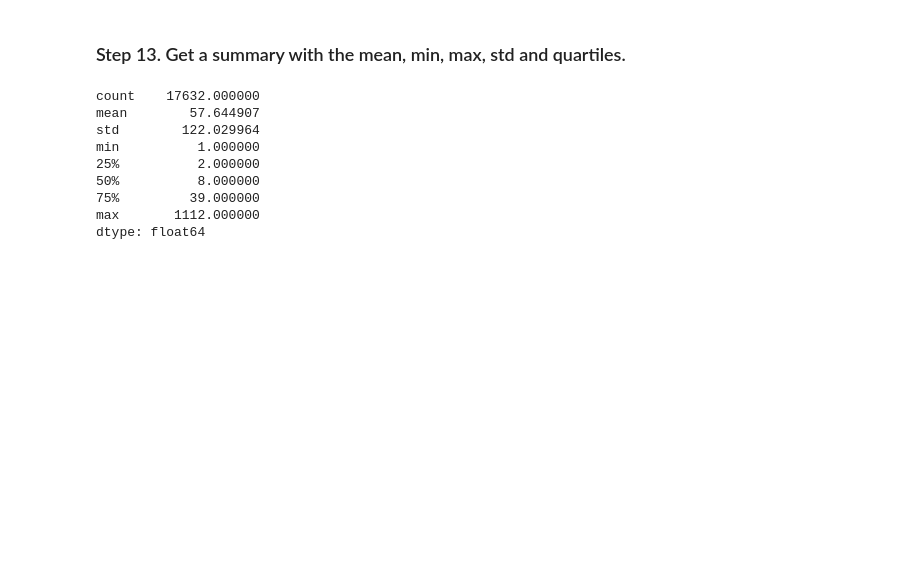
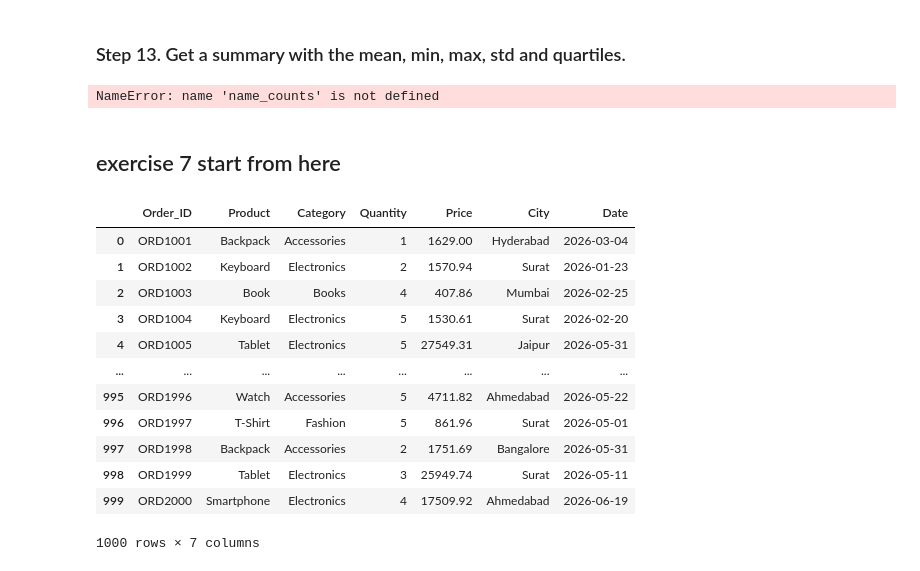
Before and after one commit to Sumit-Rajak99/pandas, a Jupyter notebook: 6_us_baby_name.ipynb, the cells around one changed output. Cells and saved outputs as stored; diff of their text form; code cells hidden in the pictures; blank space fills up the shorter version.

Commit message:
exercise 7 or 8

```diff
--- a/6_us_baby_name.ipynb
+++ b/6_us_baby_name.ipynb
@@ -144,16 +131,10 @@ np.float64(122.0299635081389)
 # %% [markdown]
 ### Step 13. Get a summary with the mean, min, max, std and quartiles.
 # %%
-name_counts = baby_names.groupby('Name').size()
+# name_counts = baby_names.groupby('Name').size()
 
 name_counts.describe()
 # %% [output]
-count    17632.000000
-mean        57.644907
-std        122.029964
-min          1.000000
-25%          2.000000
-50%          8.000000
-75%         39.000000
-max       1112.000000
-dtype: float64
+NameError: name 'name_counts' is not defined
+# %% [markdown]
+## exercise 7 start from here
@@ -159,0 +144,17 @@ dtype: float64
+# %%
+df=pd.read_csv('7_ecommerce_sales_1000_records.csv')
+df
+# %% [output]
+|  | Order_ID | Product | Category | Quantity | Price | City | Date |
+| 0 | ORD1001 | Backpack | Accessories | 1 | 1629.00 | Hyderabad | 2026-03-04 |
+| 1 | ORD1002 | Keyboard | Electronics | 2 | 1570.94 | Surat | 2026-01-23 |
+| 2 | ORD1003 | Book | Books | 4 | 407.86 | Mumbai | 2026-02-25 |
+| 3 | ORD1004 | Keyboard | Electronics | 5 | 1530.61 | Surat | 2026-02-20 |
+| 4 | ORD1005 | Tablet | Electronics | 5 | 27549.31 | Jaipur | 2026-05-31 |
+| ... | ... | ... | ... | ... | ... | ... | ... |
+| 995 | ORD1996 | Watch | Accessories | 5 | 4711.82 | Ahmedabad | 2026-05-22 |
+| 996 | ORD1997 | T-Shirt | Fashion | 5 | 861.96 | Surat | 2026-05-01 |
+| 997 | ORD1998 | Backpack | Accessories | 2 | 1751.69 | Bangalore | 2026-05-31 |
+| 998 | ORD1999 | Tablet | Electronics | 3 | 25949.74 | Surat | 2026-05-11 |
+| 999 | ORD2000 | Smartphone | Electronics | 4 | 17509.92 | Ahmedabad | 2026-06-19 |
+1000 rows × 7 columns
```
Also changed, not shown: parts of 32 cells of this notebook, 5 other files.
